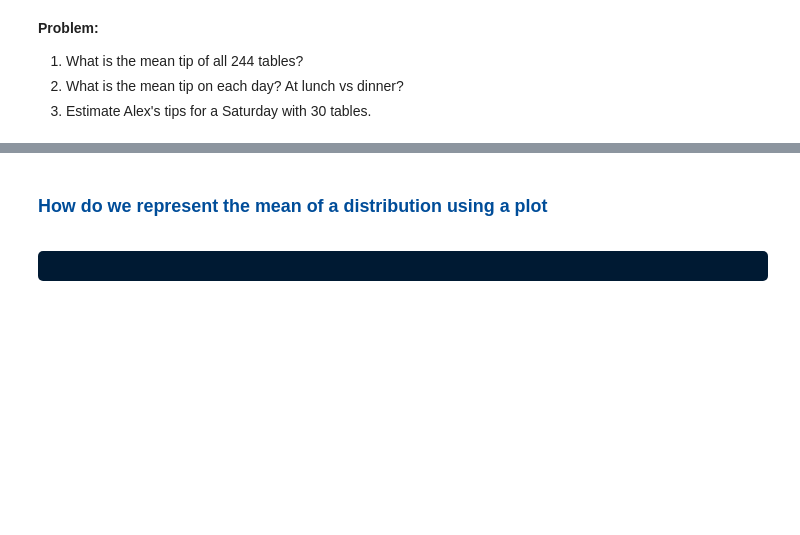
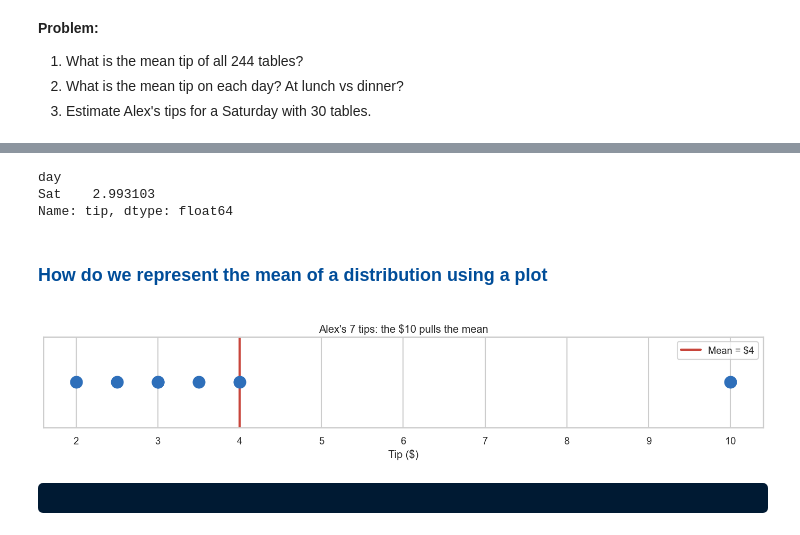
Before and after one commit to RiteshPardeshi1/Statistics-in-Python-Practice, a Jupyter notebook: 26th-Statistics.ipynb, the cells around one changed output, grey strips where cells are left out. Drawn from its saved outputs; the diff is of its cells as text; code cells hidden in the pictures; blank space fills up the shorter version.

```diff
--- a/26th-Statistics.ipynb
+++ b/26th-Statistics.ipynb
@@ -532,11 +573,30 @@ The mean is the right tool here because Alex cares about the **total**, and the
 # %%
 # 3. Planning for Saturday
+
+df[df['day'] == 'Sat'].groupby('day',observed=True)['tip'].mean()
+# %% [output]
+day
+Sat    2.993103
+Name: tip, dtype: float64
 # %% [markdown]
 <div style="color:#004d99;"><h3> How do we represent the mean of a distribution using a plot </h3></div>
 # %%
 # for Alex's 7 tables only
 
 # specify the canvas and the plot size
+fig,ax = plt.subplots(1,1,figsize=(14,3))
+
+# Alex's tips as dots with the mean line
+plt.scatter(alex, np.zeros_like(alex), s=250, color=BLUE, zorder=3)        # all coordinates become (x, 0)
+plt.axvline(alex.mean(), color=RED, lw=3, label=f"Mean = ${alex.mean():.0f}")   # draw an 'axes vertical line' at the mean
+plt.title("Alex's 7 tips: the $10 pulls the mean")
+plt.xlabel("Tip ($)")
+plt.yticks([])
+plt.legend()
+plt.tight_layout()
+plt.show()
+# %% [output]
+[figure, added]
 # %%
 # mean tip by day
 # %% [markdown]
```
Also changed, not shown: parts of 18 cells of this notebook.
